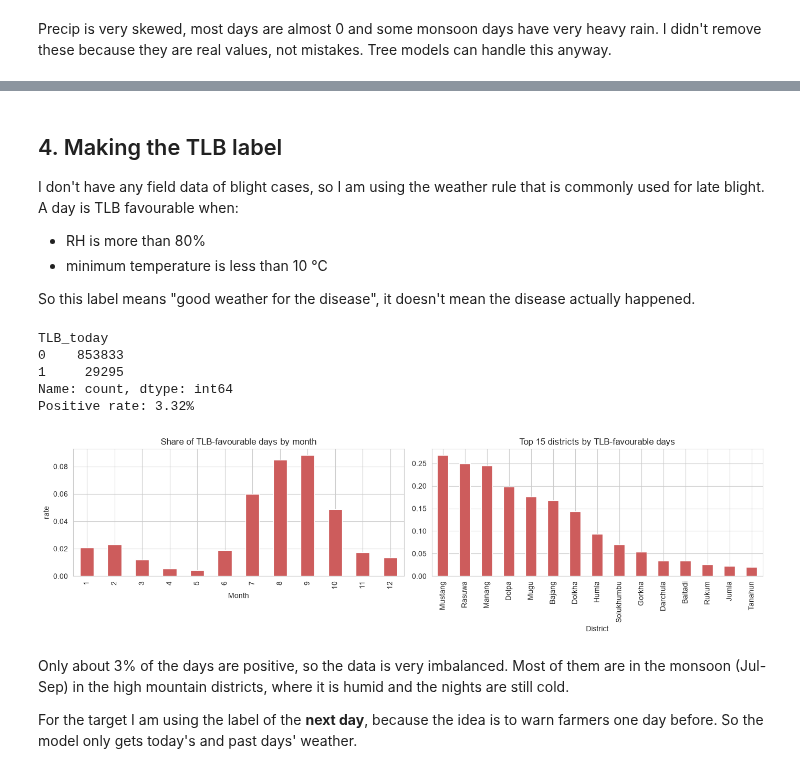
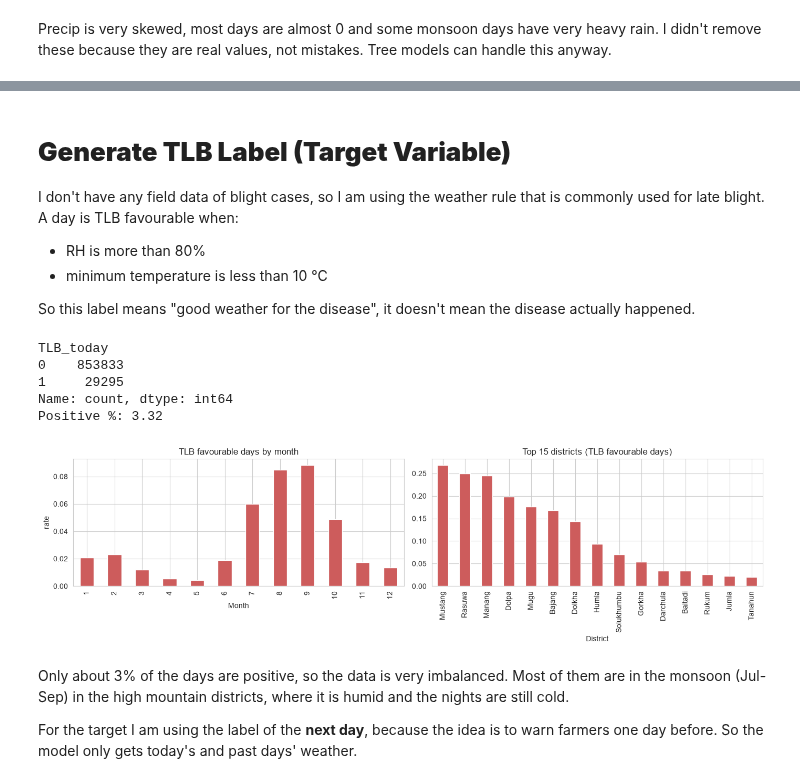
Before and after one commit to thepratimabaral/tlb-prediction-v2, a Jupyter notebook: tlb_prediction.ipynb, the cells around one changed output, grey strips where cells are left out. Cells and saved outputs as stored; diff of their text form; code cells hidden in the pictures.

```diff
--- a/tlb_prediction.ipynb
+++ b/tlb_prediction.ipynb
@@ -173,26 +197,28 @@ remove these because they are real values, not mistakes. Tree models can handle
 # %%
-df = df.sort_values(["District", "Date"]).reset_index(drop=True)
+df["Date"] = pd.to_datetime(df["Date"])
+
+# sort by district and date (needed later for lag features)
+df = df.sort_values(by=["District", "Date"]).reset_index(drop=True)
 
 df["Year"] = df["Date"].dt.year
 df["Month"] = df["Date"].dt.month
 df["DayOfYear"] = df["Date"].dt.dayofyear
 
-def nepal_season(m):
+def nepal_season_from_month(m):
     if m in [12, 1, 2]:
         return "Winter"
     elif m in [3, 4, 5]:
         return "Pre-Monsoon"
     elif m in [6, 7, 8, 9]:
         return "Monsoon"
-    else:
+    else:  # 10, 11
         return "Post-Monsoon"
 
-season_order = ["Winter", "Pre-Monsoon", "Monsoon", "Post-Monsoon"]
-df["Season"] = df["Month"].apply(nepal_season)
-df["Season_encoded"] = df["Season"].map({s: i for i, s in enumerate(season_order)})
+df["Season"] = df["Month"].apply(nepal_season_from_month)
 
-# sin/cos of day of year, so that 31 dec and 1 jan are close
+season_mapping = {"Winter": 0, "Pre-Monsoon": 1, "Monsoon": 2, "Post-Monsoon": 3}
+df["Season_encoded"] = df["Season"].map(season_mapping)
+
+# sin and cos of day of year, so 31 dec and 1 jan comes close
 df["doy_sin"] = np.sin(2 * np.pi * df["DayOfYear"] / 365.25)
 df["doy_cos"] = np.cos(2 * np.pi * df["DayOfYear"] / 365.25)
-
-df["Season"].value_counts()
@@ -241,5 +291,5 @@ plt.show()
 # %% [markdown]
-## 4. Making the TLB label
+# **Generate TLB Label (Target Variable)**
 
 I don't have any field data of blight cases, so I am using the weather rule that is commonly used
 for late blight. A day is TLB favourable when:
@@ -249,34 +299,36 @@ for late blight. A day is TLB favourable when:
 
 So this label means "good weather for the disease", it doesn't mean the disease actually happened.
 # %%
-RH_LIMIT = 80
-TMIN_LIMIT = 10
+df["TLB_today"] = ((df["RH_2m"] > 80) & (df["MinTemp_2m"] < 10)).astype(int)
 
-df["TLB_today"] = ((df["RH_2m"] > RH_LIMIT) & (df["MinTemp_2m"] < TMIN_LIMIT)).astype(int)
-
+# check distribution
 print(df["TLB_today"].value_counts())
-print("Positive rate: {:.2%}".format(df["TLB_today"].mean()))
+print("Positive %:", round(df["TLB_today"].mean() * 100, 2))
 # %% [output]
 TLB_today
 0    853833
 1     29295
 Name: count, dtype: int64
-Positive rate: 3.32%
+Positive %: 3.32
 # %%
 fig, axes = plt.subplots(1, 2, figsize=(14, 4))
 
-df.groupby("Month")["TLB_today"].mean().plot(kind="bar", ax=axes[0], color="indianred")
-axes[0].set_title("Share of TLB-favourable days by month")
+# by month
+month_rate = df.groupby("Month")["TLB_today"].mean()
+month_rate.plot(kind="bar", ax=axes[0], color="indianred")
+axes[0].set_title("TLB favourable days by month")
 axes[0].set_ylabel("rate")
 
-top_d = df.groupby("District")["TLB_today"].mean().sort_values(ascending=False).head(15)
-top_d.plot(kind="bar", ax=axes[1], color="indianred")
-axes[1].set_title("Top 15 districts by TLB-favourable days")
+# top 15 districts
+district_rate = df.groupby("District")["TLB_today"].mean().sort_values(ascending=False)
+district_rate.head(15).plot(kind="bar", ax=axes[1], color="indianred")
+axes[1].set_title("Top 15 districts (TLB favourable days)")
+
 plt.tight_layout()
-save_fig("label_month_district")
+plt.savefig("outputs/label_month_district.png", dpi=150, bbox_inches="tight")
 plt.show()
 # %% [output]
-[figure, old version]
+[figure, new version]
 # %% [markdown]
 Only about 3% of the days are positive, so the data is very imbalanced. Most of them are in the
 monsoon (Jul-Sep) in the high mountain districts, where it is humid and the nights are still cold.
```
Also changed, not shown: parts of 90 cells of this notebook, 14 other files.
